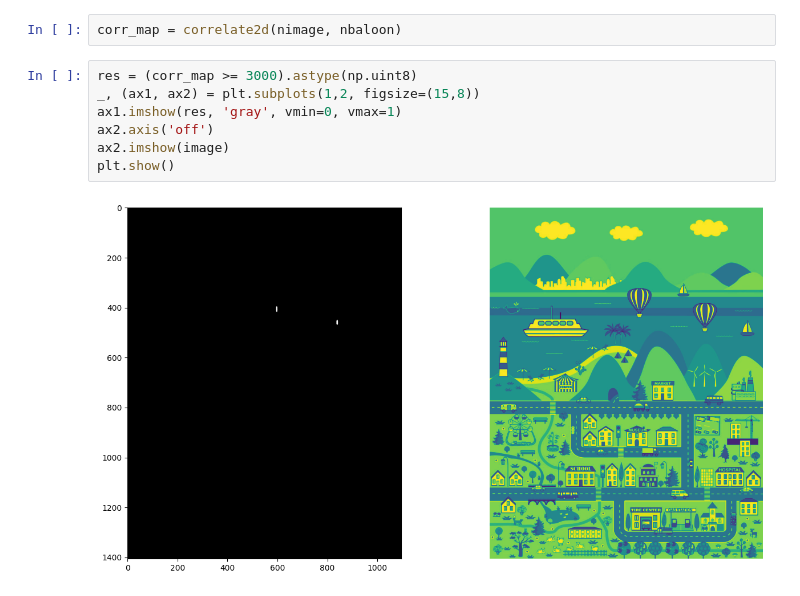
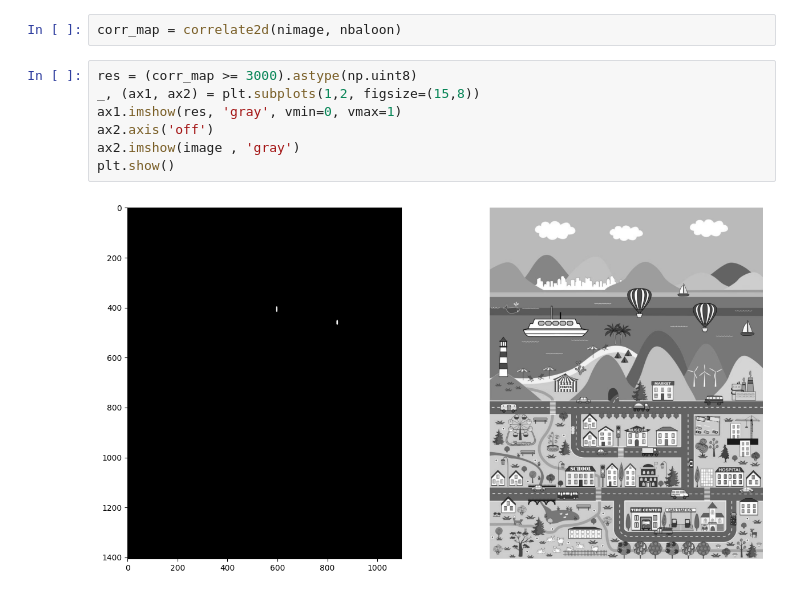
Before and after one commit to York-Citynew/template-search, a Jupyter notebook: image_search.ipynb, the cells around one changed output. Drawn from its saved outputs; the diff is of its cells as text.

Commit message:
fixed imshow parameter

```diff
--- a/image_search.ipynb
+++ b/image_search.ipynb
@@ -21,9 +21,9 @@ corr_map = correlate2d(nimage, nbaloon)
 # %%
 res = (corr_map >= 3000).astype(np.uint8)
 _, (ax1, ax2) = plt.subplots(1,2, figsize=(15,8))
 ax1.imshow(res, 'gray', vmin=0, vmax=1)
 ax2.axis('off')
-ax2.imshow(image)
+ax2.imshow(image , 'gray')
 plt.show()
 # %% [output]
-[figure, old version]
+[figure, new version]
```
Also changed, not shown: 1 other file.
